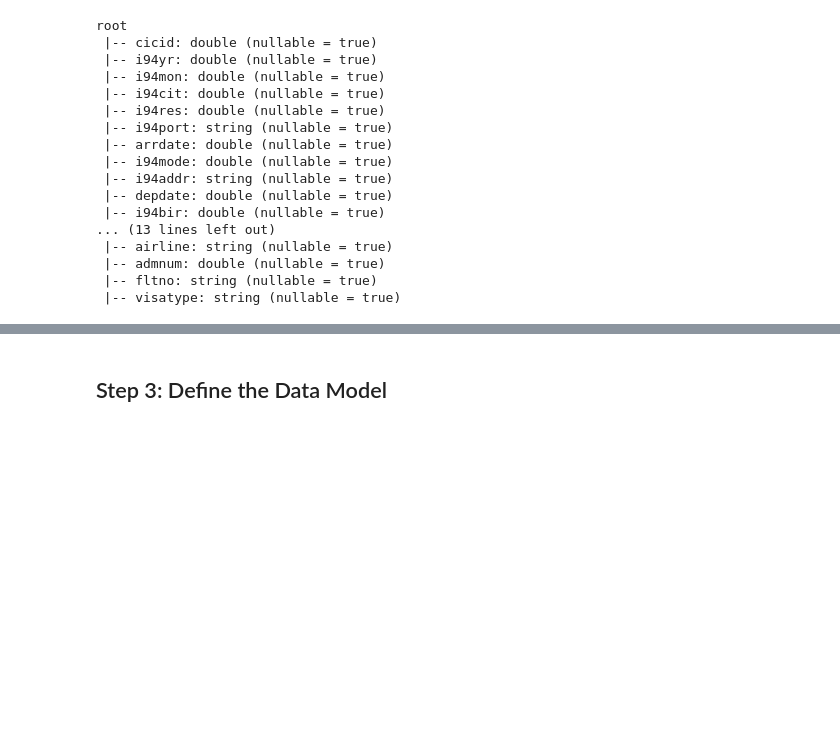
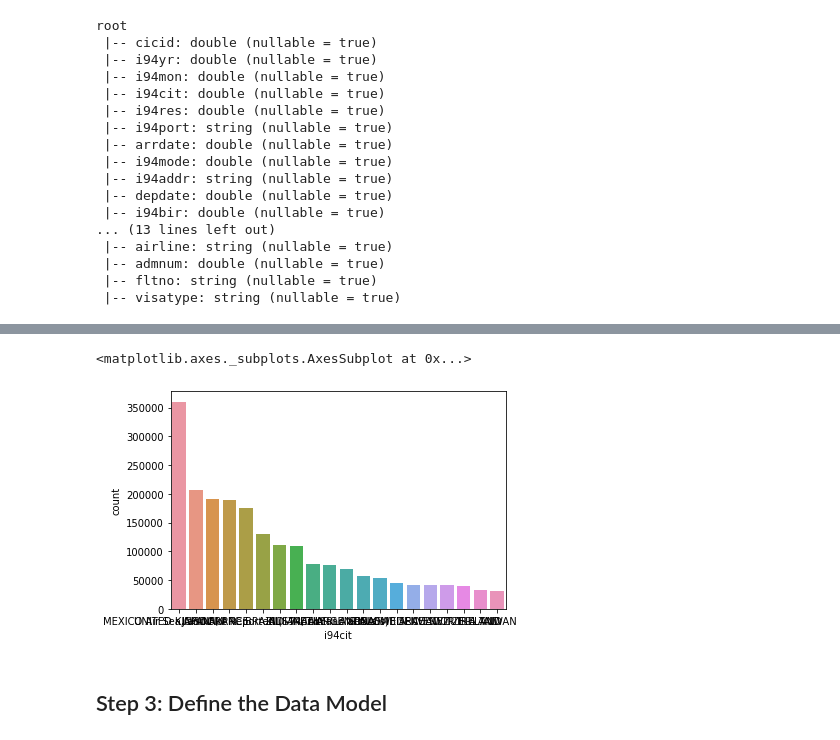
Before and after one commit to kudeh/udacity-dend-capstone, a Jupyter notebook: Capstone EDA.ipynb, the cells around one changed output, grey strips where cells are left out. Cells and saved outputs as stored; diff of their text form; code cells hidden in the pictures; blank space fills up the shorter version.

```diff
--- a/Capstone EDA.ipynb
+++ b/Capstone EDA.ipynb
@@ -293,0 +305,8 @@ imm_data_spark.limit(10).collect()
+# %%
+i94cit_res['code'] = i94cit_res['code'].astype(int)
+i94cit_res_dict = i94cit_res.set_index('code').to_dict()['country']
+# %%
+imm_data_cit_res_df[['i94cit', 'i94res']] = imm_data_cit_res_df[['i94cit', 'i94res']].astype(int)
+imm_data_cit_res_df['i94cit'] = imm_data_cit_res_df['i94cit'].apply(lambda x: i94cit_res_dict[x] if x in i94cit_res_dict else None)
+imm_data_cit_res_df['i94res'] = imm_data_cit_res_df['i94res'].apply(lambda x: i94cit_res_dict[x] if x in i94cit_res_dict else None)
+imm_data_cit_res_df.head()
@@ -294,3 +320,14 @@ imm_data_spark.limit(10).collect()
+# %%
+i94_cits_count = imm_data_cit_res_df['i94cit'].value_counts().reset_index().rename(columns={'i94cit': 'count', 'index': 'i94cit'})
+i94_res_count = imm_data_cit_res_df['i94res'].value_counts().reset_index().rename(columns={'i94res': 'count', 'index': 'i94res'})
+# %%
+popular_cit = i94_cits_count.head(20)
+popular_res = i94_res_count.head(20)
+# %%
+sns.barplot(x='i94cit', y='count', data=popular_cit)
+# %% [output]
+<matplotlib.axes._subplots.AxesSubplot at 0x...>
+[figure, added]
 # %% [markdown]
 ## Step 3: Define the Data Model <a name="step3"></a>
 # %% [markdown]
```
Also changed, not shown: parts of 23 cells of this notebook, 3 other files.
